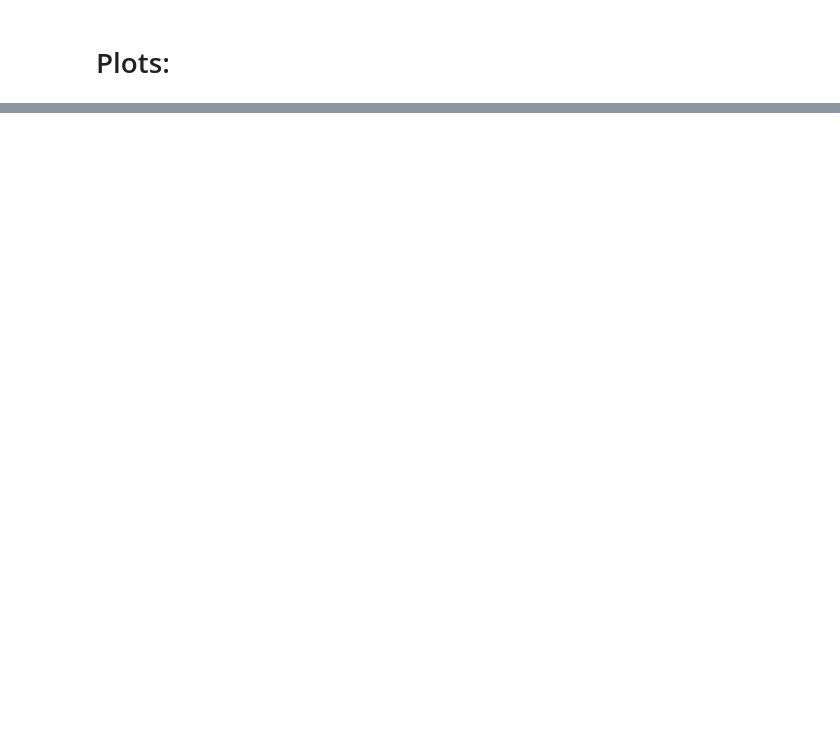
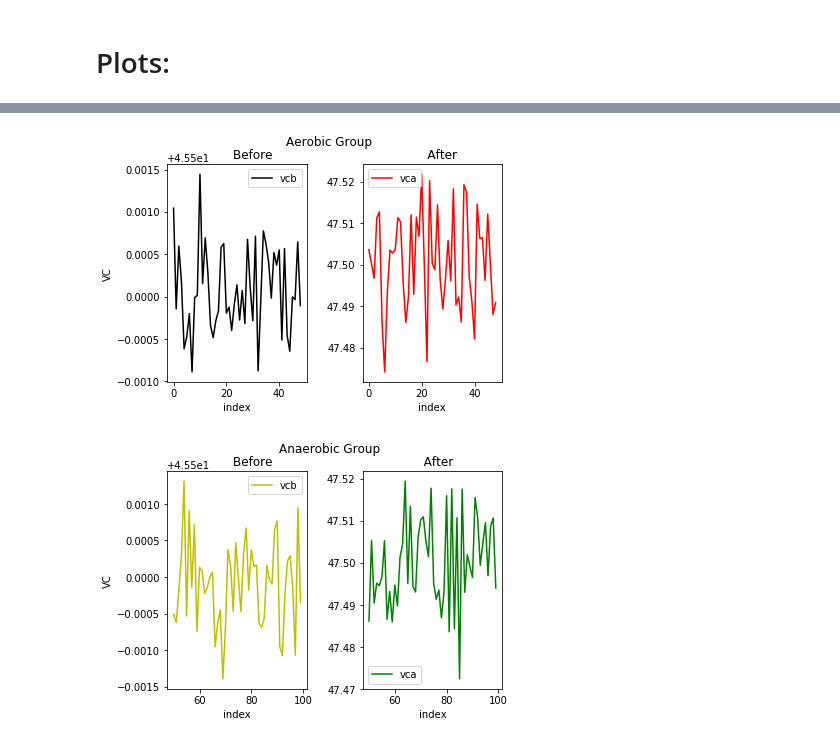
Before and after one commit to dewaledr/PDAproject, a Jupyter notebook: PDAfinalproject.ipynb, the cells around one changed output, grey strips where cells are left out. Cells and saved outputs as stored; diff of their text form; code cells hidden in the pictures; blank space fills up the shorter version.

```diff
--- a/PDAfinalproject.ipynb
+++ b/PDAfinalproject.ipynb
@@ -168,0 +275,47 @@ myData[50:].describe()
+# %%
+import matplotlib.pyplot as plt
+
+# Scale data for plotting
+vcDatab = myData['vcb']/100
+vcDataa = myData['vca']/100
+
+plt.subplot(1, 2, 1)
+plt.title("        Before")
+#Before  Row 1, col 1 = 1 of 2
+#Before  Row 1, col 1 = 1 of 2
+plt.xlabel("index")
+plt.ylabel("VC")
+
+vcDatab[:49].plot(color='k')
+plt.legend()
+
+# After - Row 1, col 2 = 2 of 2
+plt.subplot(1, 2, 2)
+plt.title("     After")
+plt.xlabel("index")
+vcDataa[:49].plot(color='r')
+plt.legend()
+plt.suptitle('Aerobic Group')
+plt.subplots_adjust(left=None, bottom=None, right=None, top=None, wspace=0.4, hspace=0.4)
+plt.show()
+
+##===
+plt.subplot(1, 2, 1)
+plt.title("        Before")
+plt.xlabel("index")
+plt.ylabel("VC")
+vcDatab[50:].plot(color='y')
+plt.legend()
+
+# After - Row 1, col 2 = 2 of 2
+plt.subplot(1, 2, 2)
+plt.title("   After")
+plt.xlabel("index")
+vcDataa[50:].plot(color='g')
+plt.legend()
+plt.suptitle('Anaerobic Group')
+plt.subplots_adjust(left=None, bottom=None, right=None, top=None, wspace=0.4, hspace=0.4)
+plt.show()
+# %% [output]
+[figure, added]
+[figure, added]
```
Also changed, not shown: parts of 17 cells of this notebook.
